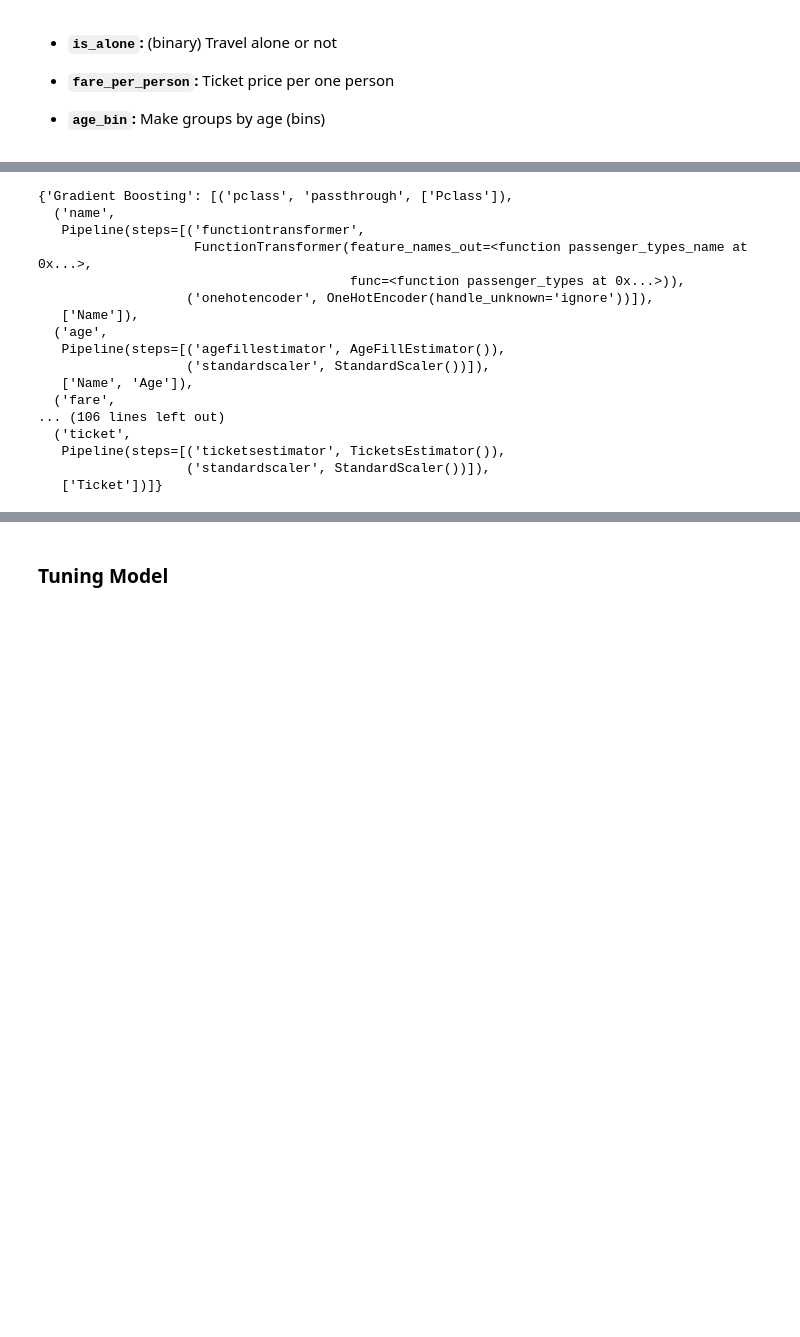
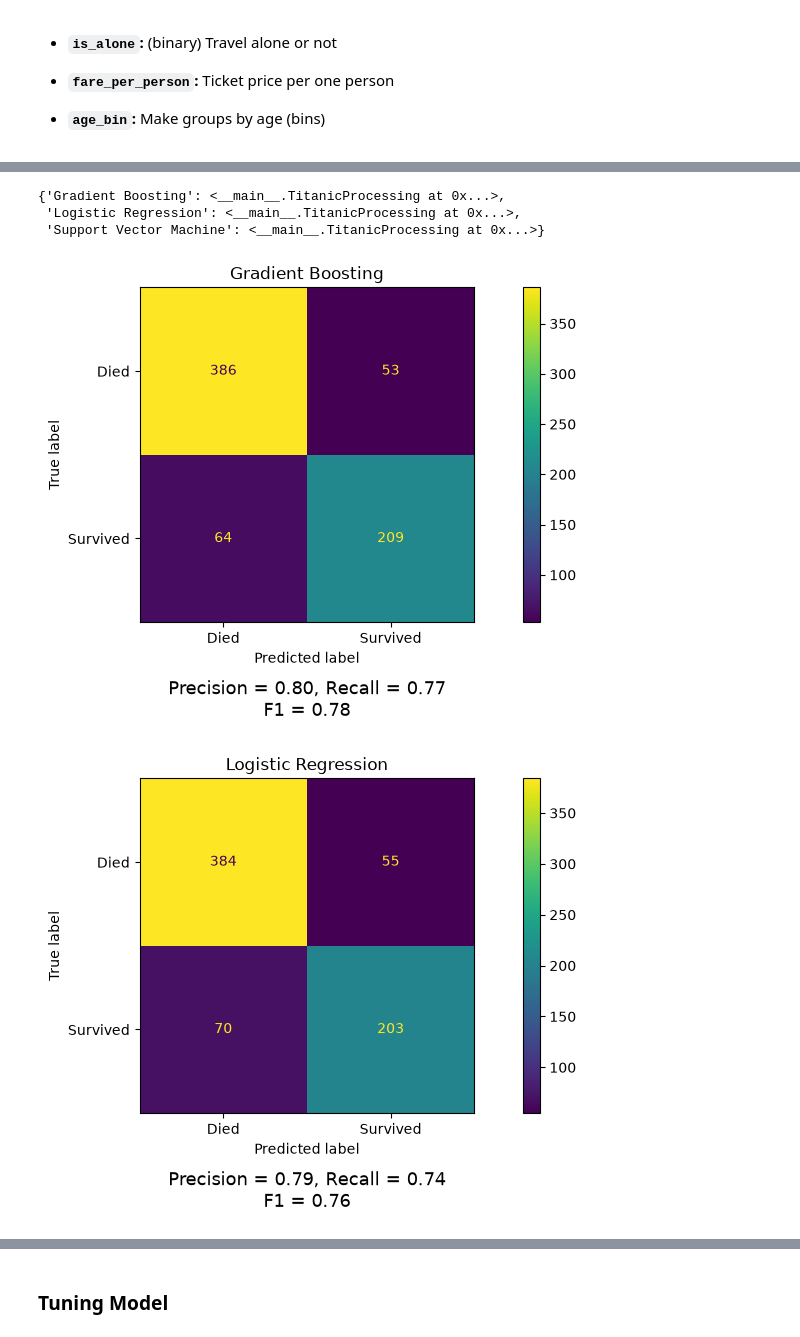
Before and after one commit to SpaceMakerc/Titanic---Machine-Learning-from-Disaster, a Jupyter notebook: titanic.ipynb, the cells around one changed output, grey strips where cells are left out. Drawn from its saved outputs; the diff is of its cells as text; code cells hidden in the pictures; blank space fills up the shorter version.

Commit message:
Finished with feature selection. Made outcomes, compared metrics'

```diff
--- a/titanic.ipynb
+++ b/titanic.ipynb
@@ -1666,7 +1666,7 @@ class IsAloneOfThirdClass(BaseEstimator, TransformerMixin):
 
         return self
 
-    def transform(self, X, y=None):
+    def transform(self, X):
         X = X.copy()
         if not isinstance(X, pd.DataFrame):
             X = pd.DataFrame(X, columns=["Pclass", "Sex", "Parch", "SibSp"])
@@ -1847,21 +1886,16 @@ Following an automated grid search across feature combinations, we evaluated the
 # %%
-top_processing_per_model = fs.get_best_feature_combo_by_idx_per_model([417, 409, 160])
+top_processing_per_model = fs.get_shortlist_models_with_processing([417, 409, 160])
 top_processing_per_model
 # %% [output]
-{'Gradient Boosting': [('pclass', 'passthrough', ['Pclass']),
-  ('name',
-   Pipeline(steps=[('functiontransformer',
-                    FunctionTransformer(feature_names_out=<function passenger_types_name at 0x...>,
-                                        func=<function passenger_types at 0x...>)),
-                   ('onehotencoder', OneHotEncoder(handle_unknown='ignore'))]),
-   ['Name']),
-  ('age',
-   Pipeline(steps=[('agefillestimator', AgeFillEstimator()),
-                   ('standardscaler', StandardScaler())]),
-   ['Name', 'Age']),
-  ('fare',
-... (106 lines left out)
-  ('ticket',
-   Pipeline(steps=[('ticketsestimator', TicketsEstimator()),
-                   ('standardscaler', StandardScaler())]),
-   ['Ticket'])]}
+{'Gradient Boosting': <__main__.TitanicProcessing at 0x...>,
+ 'Logistic Regression': <__main__.TitanicProcessing at 0x...>,
+ 'Support Vector Machine': <__main__.TitanicProcessing at 0x...>}
+# %%
+for model_name, model_titanic in top_processing_per_model.items():
+    model_titanic.use_ready_models_and_preprocessing()
+
+    model_metrics = model_titanic.analyzer.metrics[model_name]
+    model_titanic.analyzer.plot_matrix_confusion()
+# %% [output]
+[figure, added]
+[figure, added]
```
Also changed, not shown: parts of 7 cells of this notebook.
